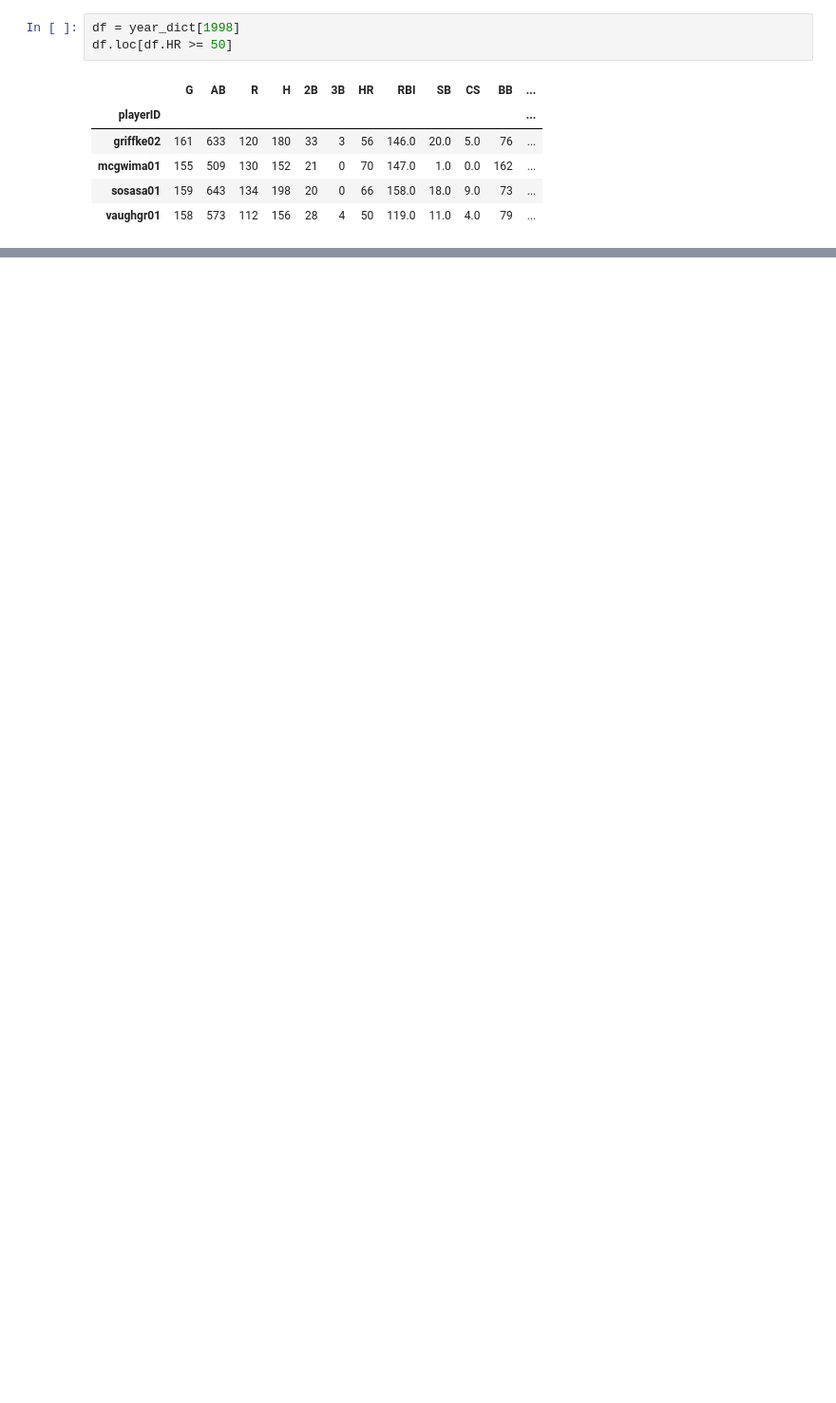
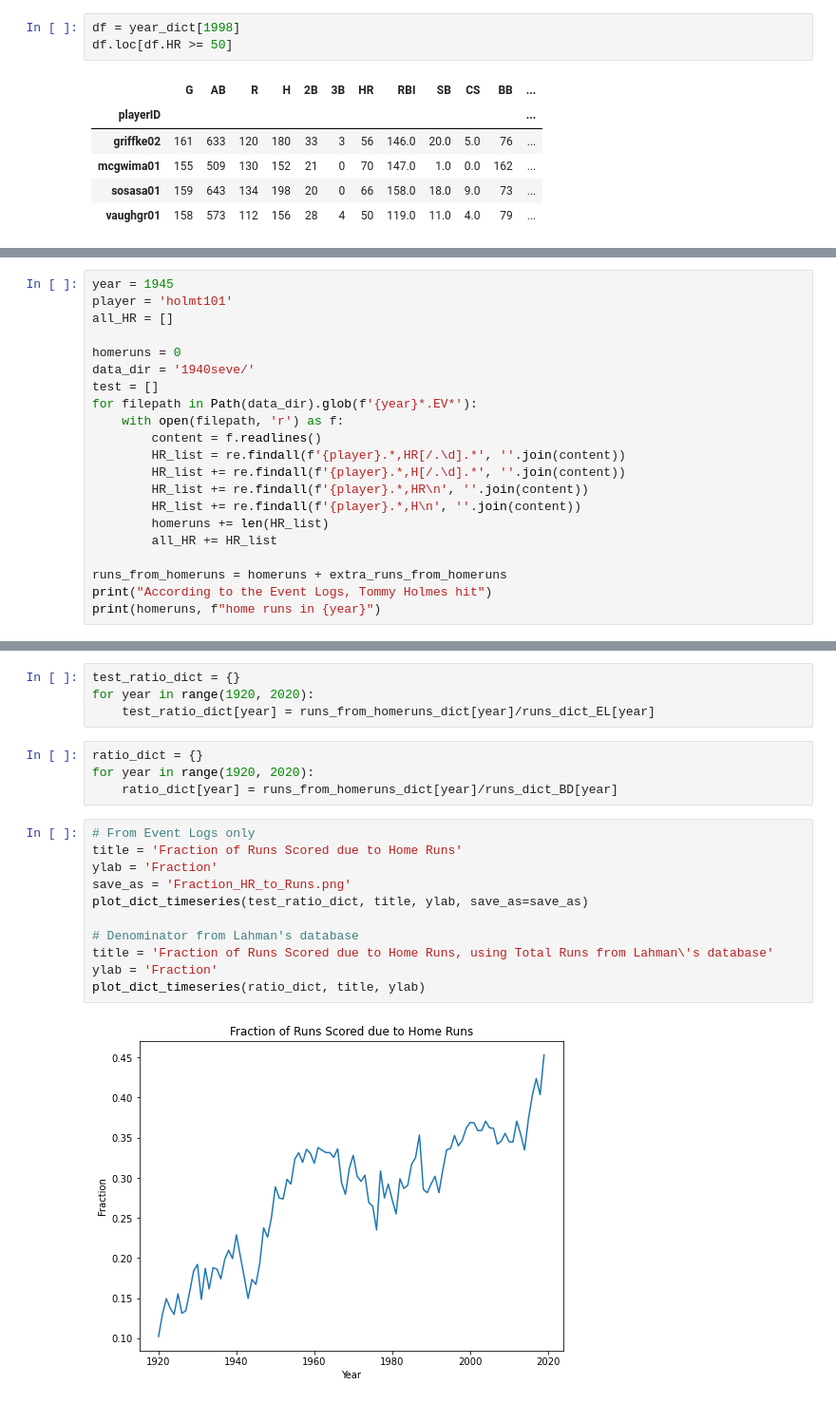
Before and after one commit to tdauer2718/Baseball, a Jupyter notebook: Sandbox.ipynb, the cells around one changed output, grey strips where cells are left out. Shown at 95% size. Cells and saved outputs as stored; diff of their text form; blank space fills up the shorter version.

```diff
--- a/Sandbox.ipynb
+++ b/Sandbox.ipynb
@@ -167,0 +473,21 @@ df.loc[df.HR >= 50]
+# %%
+year = 1945
+player = 'holmt101'
+all_HR = []
+
+homeruns = 0
+data_dir = '1940seve/'
+test = []
+for filepath in Path(data_dir).glob(f'{year}*.EV*'):
+    with open(filepath, 'r') as f:
+        content = f.readlines()
+        HR_list = re.findall(f'{player}.*,HR[/.\d].*', ''.join(content))
+        HR_list += re.findall(f'{player}.*,H[/.\d].*', ''.join(content))
+        HR_list += re.findall(f'{player}.*,HR\n', ''.join(content))
+        HR_list += re.findall(f'{player}.*,H\n', ''.join(content))
+        homeruns += len(HR_list)
+        all_HR += HR_list
+
+runs_from_homeruns = homeruns + extra_runs_from_homeruns
+print("According to the Event Logs, Tommy Holmes hit")
+print(homeruns, f"home runs in {year}")
@@ -167,0 +510,21 @@ df.loc[df.HR >= 50]
+# %%
+test_ratio_dict = {}
+for year in range(1920, 2020):
+    test_ratio_dict[year] = runs_from_homeruns_dict[year]/runs_dict_EL[year]
+# %%
+ratio_dict = {}
+for year in range(1920, 2020):
+    ratio_dict[year] = runs_from_homeruns_dict[year]/runs_dict_BD[year]
+# %%
+# From Event Logs only
+title = 'Fraction of Runs Scored due to Home Runs'
+ylab = 'Fraction'
+save_as = 'Fraction_HR_to_Runs.png'
+plot_dict_timeseries(test_ratio_dict, title, ylab, save_as=save_as)
+
+# Denominator from Lahman's database
+title = 'Fraction of Runs Scored due to Home Runs, using Total Runs from Lahman\'s database'
+ylab = 'Fraction'
+plot_dict_timeseries(ratio_dict, title, ylab)
+# %% [output]
+[figure, added]
```
Also changed, not shown: parts of 68 cells of this notebook.
